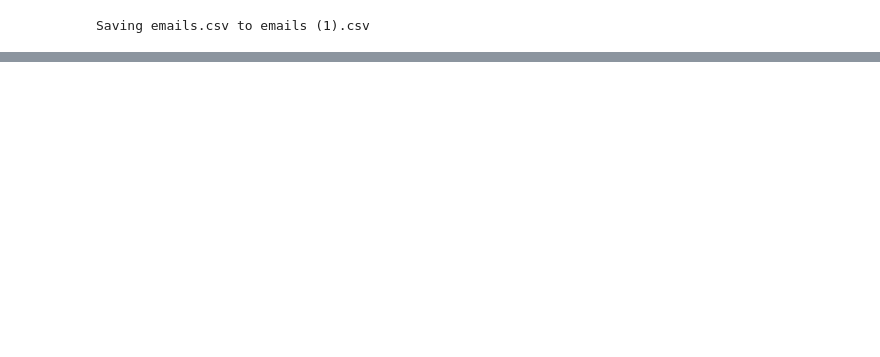
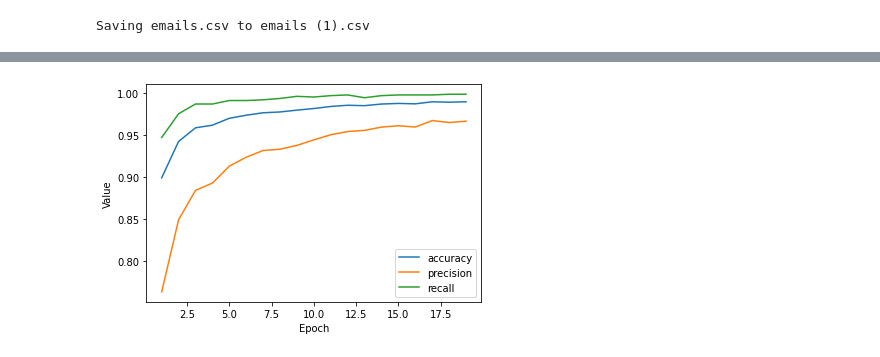
Before and after one commit to WajdiB41/demo-repo, a Jupyter notebook: Classification(email_spam).ipynb, the cells around one changed output, grey strips where cells are left out. Cells and saved outputs as stored; diff of their text form; code cells hidden in the pictures; blank space fills up the shorter version.

```diff
--- a/Classification(email_spam).ipynb
+++ b/Classification(email_spam).ipynb
@@ -36,0 +231,37 @@ Saving emails.csv to emails (1).csv
+# %%
+#@title Double-click to view the solution for Task 3.
+
+# The following variables are the hyperparameters.
+learning_rate = 0.001
+epochs = 20
+batch_size = 100
+classification_threshold = 0.35
+label_name = "Prediction"
+
+# Here is the updated definition of METRICS:
+METRICS = [
+      tf.keras.metrics.BinaryAccuracy(name='accuracy',
+                                      threshold=classification_threshold),
+      tf.keras.metrics.Precision(thresholds=classification_threshold,
+                                 name='precision'
+                                 ),
+      tf.keras.metrics.Recall(thresholds=classification_threshold,
+                              name="recall"),
+]
+
+# Establish the model's topography.
+my_model = create_model(learning_rate, feature_layer, METRICS)
+
+# Train the model on the training set.
+epochs, hist = train_model(my_model, train_df, epochs,
+                           label_name, batch_size)
+
+# Plot metrics vs. epochs
+list_of_metrics_to_plot = ['accuracy', "precision", "recall"]
+plot_curve(epochs, hist, list_of_metrics_to_plot)
+
+
+# The new graphs suggest that precision and recall are
+# somewhat in conflict. That is, improvements to one of
+# those metrics may hurt the other metric.
+# %% [output]
@@ -36,0 +272 @@ Saving emails.csv to emails (1).csv
+[figure, added]
```
Also changed, not shown: parts of 14 cells of this notebook.
